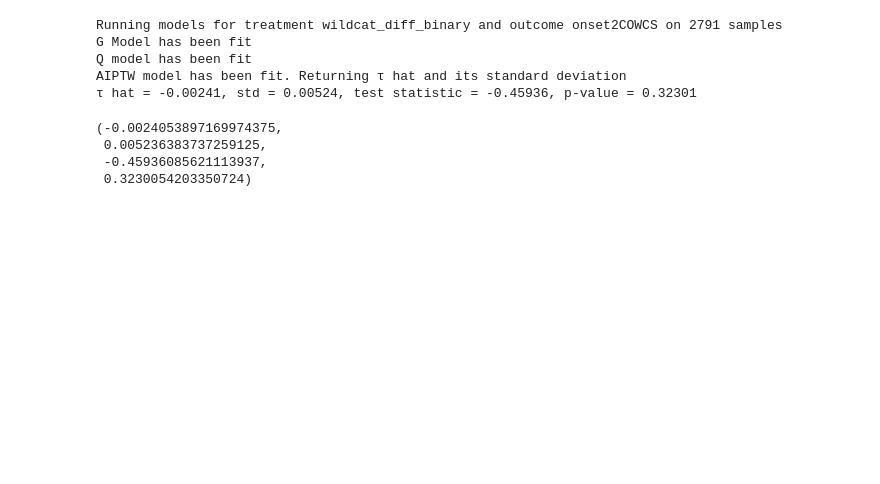
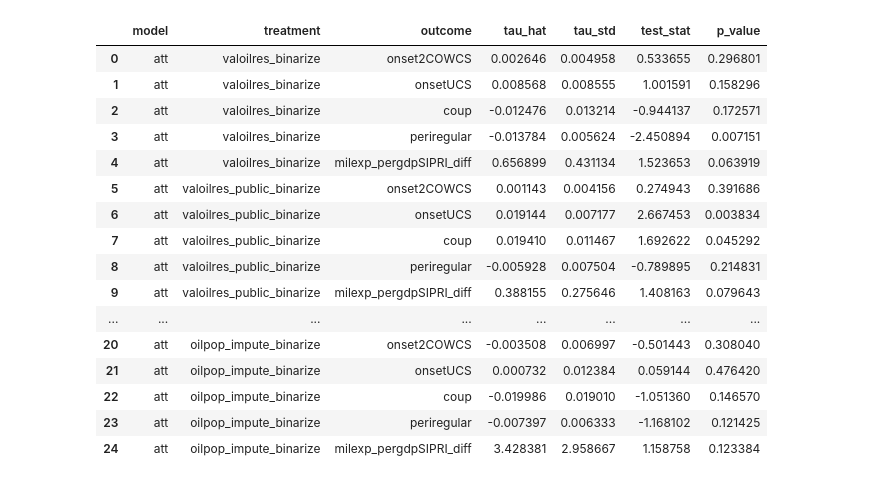
Before and after one commit to wanranzhao/STAT27420-final-code, a Jupyter notebook: Code/model_fitting.ipynb, the cells around one changed output. Cells and saved outputs as stored; diff of their text form; code cells hidden in the pictures; blank space fills up the shorter version.

Commit message:
model work

```diff
--- a/Code/model_fitting.ipynb
+++ b/Code/model_fitting.ipynb
@@ -199,9 +192,7 @@ def outcome_k_fold_fit_and_predict(make_model, X:pd.DataFrame, y:np.array, A:np.
     assert np.isnan(predictions1).sum() == 0
     return predictions0, predictions1
 # %%
-model_vars = ['onset2COWCS',
-              'valoilres_binarize',
-              'ecgrowth',
+model_vars = ['ecgrowth',
               'pop_maddison_diff',
               'popdens_diff',
               'democracy_diff',
@@ -210,8 +201,7 @@ model_vars = ['onset2COWCS',
               'religion_fractionalization',
               'language_fractionalization',
               'leg_british',
-              'numcode',
-              'year']
+              'decade']
 # %%
 outcome = 'onset2COWCS'
 treatment = 'valoilres_binarize'
@@ -244,14 +249,18 @@ def fit_and_run_model(df, outcome:str, treatment:str, confounders:list, make_g_m
     outcome = df[outcome]
     confounders = df[confounders]
     treatment = df[treatment]
+    treatment = treatment.replace({0.0: 0, 1.0: 1})
+    outcome = outcome.replace({0.0: 0, 1.0: 1})
     g = treatment_k_fold_fit_and_predict(make_g_model, X=confounders, A=treatment, n_splits=n_splits)
-
+    drop = False
     if min(g) < .01:
         print('\nWARNING:\n Some propensity scores are very small,\n which could '
               'lead to an inflated AIPTW.\n Minimum score = ', min(g))
+        #drop = True
     if max(g) > .99:
         print('\nWARNING:\n Some propensity scores are very large,\n which could '
               'lead to an inflated AIPTW.\n Maximum score = ', max(g))
+       #drop = True
     print('G Model has been fit')
 
     Q0_ml, Q1_ml = outcome_k_fold_fit_and_predict(make_Q_model, X=confounders, y=outcome, A=treatment, \
@@ -260,6 +269,10 @@ def fit_and_run_model(df, outcome:str, treatment:str, confounders:list, make_g_m
     print('Q model has been fit')
     data_and_nuisance_estimates_ml = pd.DataFrame({'g': g, 'Q0': Q0_ml, 'Q1': Q1_ml, 'A': treatment, 'Y': outcome})
 
+    if drop:
+        data_and_nuisance_estimates_ml = data_and_nuisance_estimates_ml[data_and_nuisance_estimates_ml['g'] > .01]
+        data_and_nuisance_estimates_ml = data_and_nuisance_estimates_ml[data_and_nuisance_estimates_ml['g'] < .99]
+        print('Dropped {} observations due to overlap condition'.format(len(df) - len(data_and_nuisance_estimates_ml)))
     # ate aiptw
     if ate:
         tau_hat, std_hat = ate_aiptw(**data_and_nuisance_estimates_ml)
@@ -288,18 +297,0 @@ democratic_countries_df = oil_df[oil_df['democracy'] > oil_df['democracy'].media
-# %%
-df_dict = {'model': [], 'treatment': [], 'outcome': [], 'tau_hat': [], 'tau_std': [], 'test_stat': [], 'p_value': []}
-for treat in treatment_lst:
-    for out in outcome_lst:
-        if len(oil_df[out].value_counts()) == 2:
-            output = 'binary'
-        else:
-            output = 'continuous'
-        tau_hat, tau_std, test_stat, p_value = fit_and_run_model(oil_df, out, treat, confounders, make_g_model, make_Q_model, output_type=output)
-        df_dict['model'].append('ate')
-        df_dict['treatment'].append(treat)
-        df_dict['outcome'].append(out)
-        df_dict['tau_hat'].append(tau_hat)
-        df_dict['tau_std'].append(tau_std)
-        df_dict['test_stat'].append(test_stat)
-        df_dict['p_value'].append(p_value)
-
-ate_results_df = pd.DataFrame(data=df_dict)
@@ -324,3 +298,5 @@ AIPTW model has been fit. Returning τ hat and its standard deviation
+# %%
+oil_df = oil_df.T.drop_duplicates().T
 # %%
 df_dict = {'model': [], 'treatment': [], 'outcome': [], 'tau_hat': [], 'tau_std': [], 'test_stat': [], 'p_value': []}
 for treat in treatment_lst:
@@ -477,12 +336,20 @@ confounders = ['ecgrowth',
-# %%
-fit_and_run_model(aspo_df, 'onset2COWCS', 'wildcat_diff_binary', confounders, make_g_model, make_Q_model, output_type=output, ate=True)
-# %% [output]
-Running models for treatment wildcat_diff_binary and outcome onset2COWCS on 2791 samples
-G Model has been fit
-Q model has been fit
-AIPTW model has been fit. Returning τ hat and its standard deviation
-τ hat = -0.00241, std = 0.00524, test statistic = -0.45936, p-value = 0.32301
-(-0.0024053897169974375,
- 0.005236383737259125,
- -0.45936085621113937,
- 0.3230054203350724)
+# %%
+att_results_df
+# %% [output]
+|  | model | treatment | outcome | tau_hat | tau_std | test_stat | p_value |
+| 0 | att | valoilres_binarize | onset2COWCS | 0.002646 | 0.004958 | 0.533655 | 0.296801 |
+| 1 | att | valoilres_binarize | onsetUCS | 0.008568 | 0.008555 | 1.001591 | 0.158296 |
+| 2 | att | valoilres_binarize | coup | -0.012476 | 0.013214 | -0.944137 | 0.172571 |
+| 3 | att | valoilres_binarize | periregular | -0.013784 | 0.005624 | -2.450894 | 0.007151 |
+| 4 | att | valoilres_binarize | milexp_pergdpSIPRI_diff | 0.656899 | 0.431134 | 1.523653 | 0.063919 |
+| 5 | att | valoilres_public_binarize | onset2COWCS | 0.001143 | 0.004156 | 0.274943 | 0.391686 |
+| 6 | att | valoilres_public_binarize | onsetUCS | 0.019144 | 0.007177 | 2.667453 | 0.003834 |
+| 7 | att | valoilres_public_binarize | coup | 0.019410 | 0.011467 | 1.692622 | 0.045292 |
+| 8 | att | valoilres_public_binarize | periregular | -0.005928 | 0.007504 | -0.789895 | 0.214831 |
+| 9 | att | valoilres_public_binarize | milexp_pergdpSIPRI_diff | 0.388155 | 0.275646 | 1.408163 | 0.079643 |
+| ... | ... | ... | ... | ... | ... | ... | ... |
+| 20 | att | oilpop_impute_binarize | onset2COWCS | -0.003508 | 0.006997 | -0.501443 | 0.308040 |
+| 21 | att | oilpop_impute_binarize | onsetUCS | 0.000732 | 0.012384 | 0.059144 | 0.476420 |
+| 22 | att | oilpop_impute_binarize | coup | -0.019986 | 0.019010 | -1.051360 | 0.146570 |
+| 23 | att | oilpop_impute_binarize | periregular | -0.007397 | 0.006333 | -1.168102 | 0.121425 |
+| 24 | att | oilpop_impute_binarize | milexp_pergdpSIPRI_diff | 3.428381 | 2.958667 | 1.158758 | 0.123384 |
```
Also changed, not shown: parts of 21 cells of this notebook, 1 other file.
